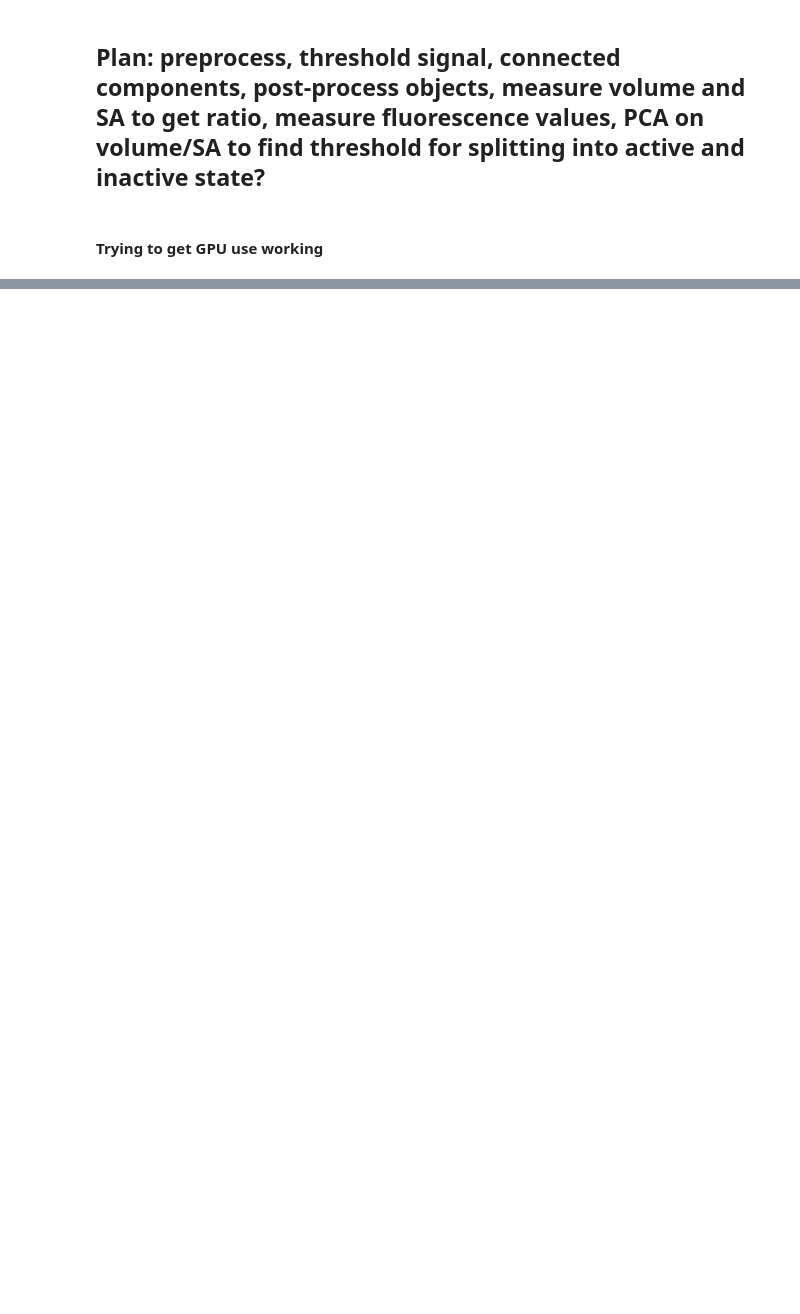
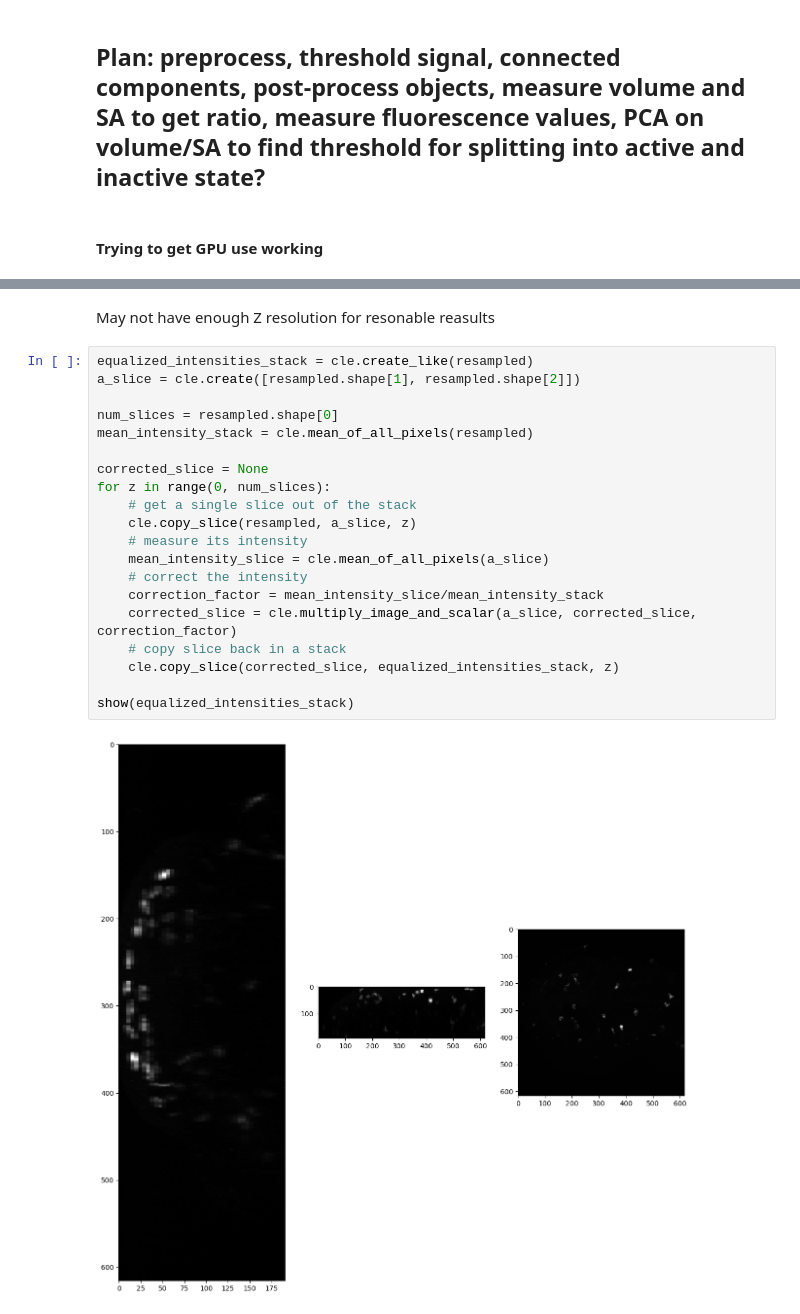
Before and after one commit to vaioic/OIC-136_Microglia, a Jupyter notebook: OIC-136_Microglia.ipynb, the cells around one changed output, grey strips where cells are left out. Drawn from its saved outputs; the diff is of its cells as text; blank space fills up the shorter version.

```diff
--- a/OIC-136_Microglia.ipynb
+++ b/OIC-136_Microglia.ipynb
@@ -133,0 +102,24 @@ viewer.add_image(GMO_2ng_li_mask, name='Mask')
+# %% [markdown]
+May not have enough Z resolution for resonable reasults
+# %%
+equalized_intensities_stack = cle.create_like(resampled)
+a_slice = cle.create([resampled.shape[1], resampled.shape[2]])
+
+num_slices = resampled.shape[0]
+mean_intensity_stack = cle.mean_of_all_pixels(resampled)
+
+corrected_slice = None
+for z in range(0, num_slices):
+    # get a single slice out of the stack
+    cle.copy_slice(resampled, a_slice, z)
+    # measure its intensity
+    mean_intensity_slice = cle.mean_of_all_pixels(a_slice)
+    # correct the intensity
+    correction_factor = mean_intensity_slice/mean_intensity_stack
+    corrected_slice = cle.multiply_image_and_scalar(a_slice, corrected_slice, correction_factor)
+    # copy slice back in a stack
+    cle.copy_slice(corrected_slice, equalized_intensities_stack, z)
+
+show(equalized_intensities_stack)
+# %% [output]
+[figure, added]
```
Also changed, not shown: parts of 28 cells of this notebook.
